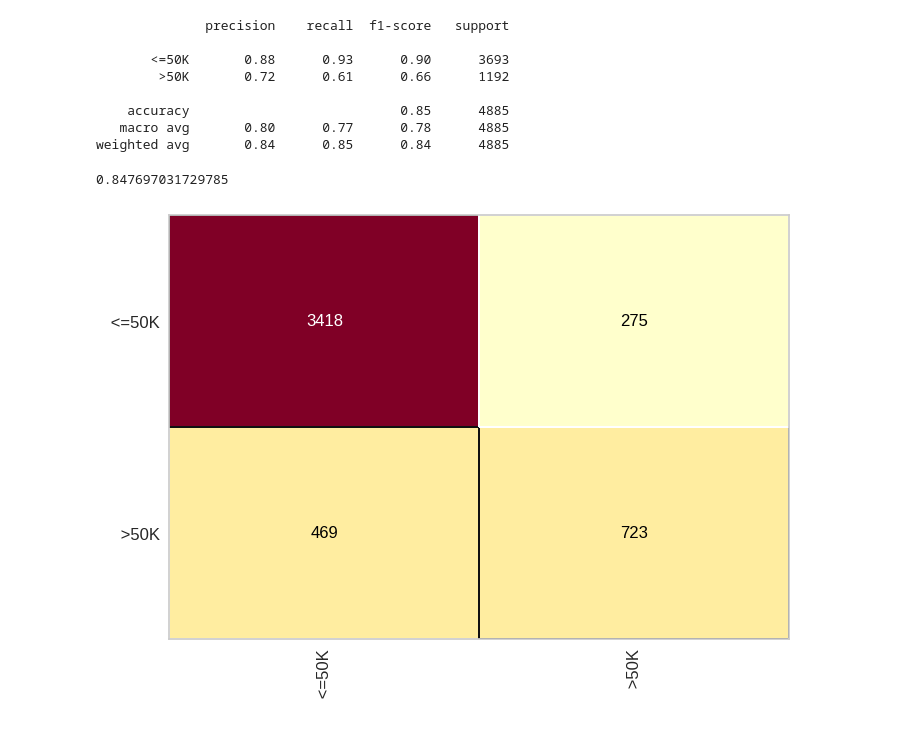
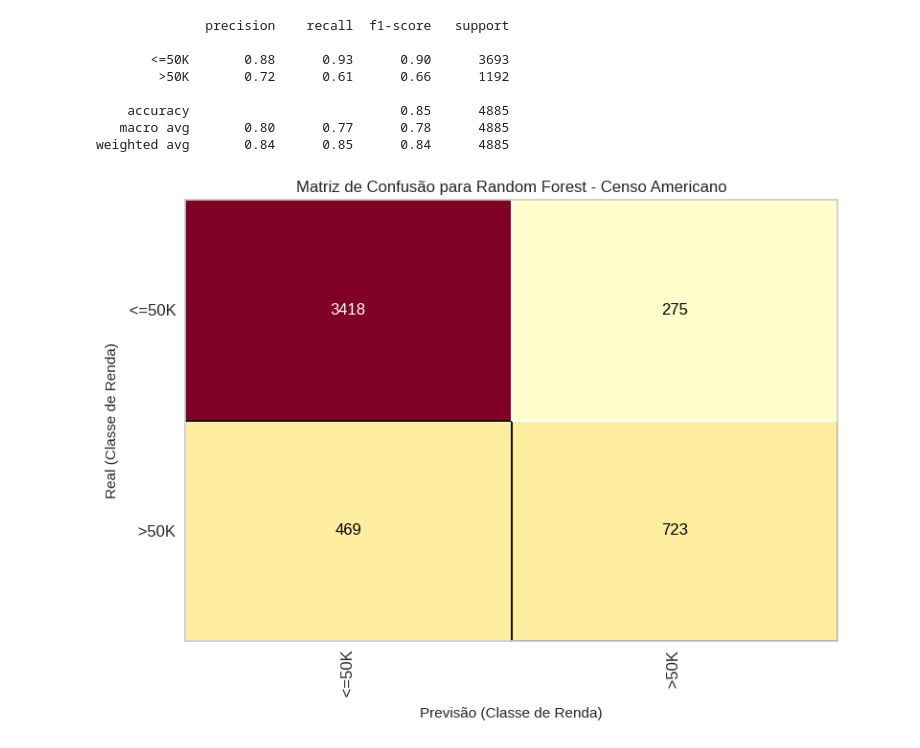
Before and after one commit to Leo-BM/census-prediction, a Jupyter notebook: Base_Censu.ipynb, the cells around one changed output. Saved outputs shown, nothing was run; the diff lists cells and outputs as text; code cells hidden in the pictures.

```diff
--- a/Base_Censu.ipynb
+++ b/Base_Censu.ipynb
@@ -487,10 +494,21 @@ print(classification_report(y_census_teste, random_forest_previsao))
     accuracy                           0.85      4885
    macro avg       0.80      0.77      0.78      4885
 weighted avg       0.84      0.85      0.84      4885
-# %%
-cm = ConfusionMatrix(random_forest_census)
-cm.fit(X_census_treinamento, y_census_treinamento)
-cm.score(X_census_teste, y_census_teste)
-# %% [output]
-0.847697031729785
-[figure, removed]
+# %%
+import matplotlib.pyplot as plt
+from yellowbrick.classifier import ConfusionMatrix
+
+fig, ax = plt.subplots(figsize=(8, 6)) # Cria a figura e os eixos
+cm = ConfusionMatrix(random_forest_census, classes=random_forest_census.classes_, ax=ax)
+cm.fit(X_census_treinamento, y_census_treinamento)
+cm.score(X_census_teste, y_census_teste)
+
+
+ax.set_title('Matriz de Confusão para Random Forest - Censo Americano')
+ax.set_xlabel('Previsão (Classe de Renda)')
+ax.set_ylabel('Real (Classe de Renda)')
+
+plt.tight_layout()
+plt.show()
+# %% [output]
+[figure, added]
```
Also changed, not shown: parts of 3 cells of this notebook.
